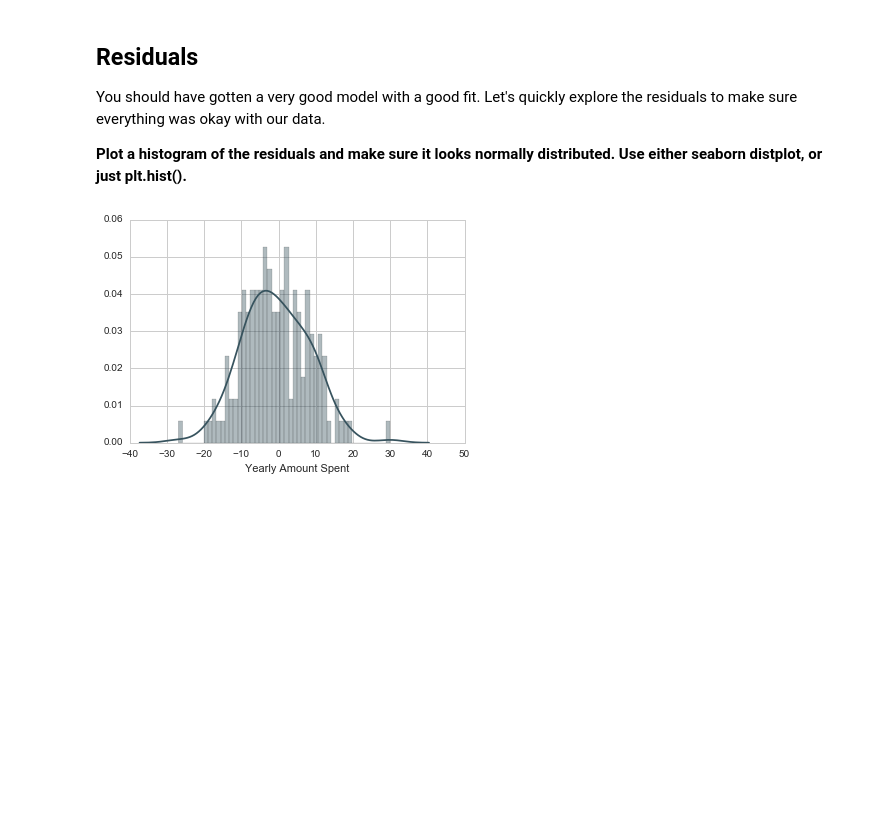
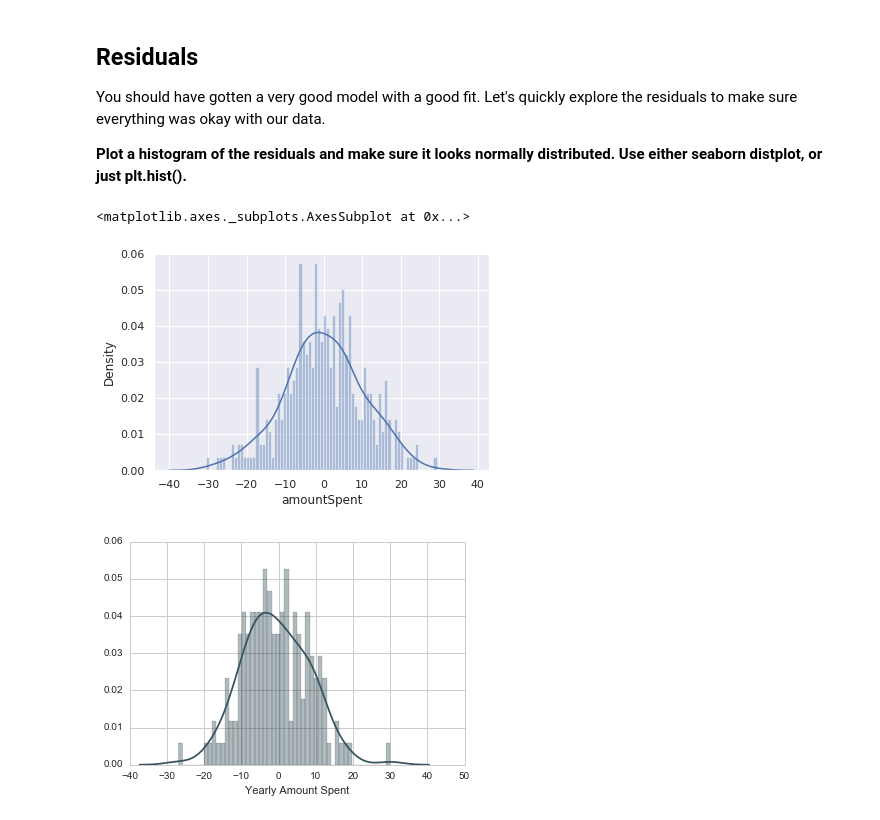
Before and after one commit to giginar/Machinelearning, a Jupyter notebook: yigit_kucukcinar_lab2.ipynb, the cells around one changed output. Drawn from its saved outputs; the diff is of its cells as text; code cells hidden in the pictures; blank space fills up the shorter version.

```diff
--- a/yigit_kucukcinar_lab2.ipynb
+++ b/yigit_kucukcinar_lab2.ipynb
@@ -149,2 +160,5 @@ Now that we've explored the data a bit, let's go ahead and split the data into t
+# %%
+X = df[["session","app","website","membership"]]
+y = df['amountSpent']
 # %% [markdown]
 ** Use model_selection.train_test_split from sklearn to split the data into training and testing sets. Set test_size=0.3 and random_state=101**
@@ -195,6 +231,12 @@ RMSE: 8.93381506698
 You should have gotten a very good model with a good fit. Let's quickly explore the residuals to make sure everything was okay with our data.
 
 **Plot a histogram of the residuals and make sure it looks normally distributed. Use either seaborn distplot, or just plt.hist().**
+# %%
+trainPreds = lrModel.predict(X_train)
+sns.distplot(y_train-trainPreds,bins=75)
+# %% [output]
+<matplotlib.axes._subplots.AxesSubplot at 0x...>
+[figure, added]
 # %%
 # %% [output]
 [figure]
```
Also changed, not shown: parts of 28 cells of this notebook.
